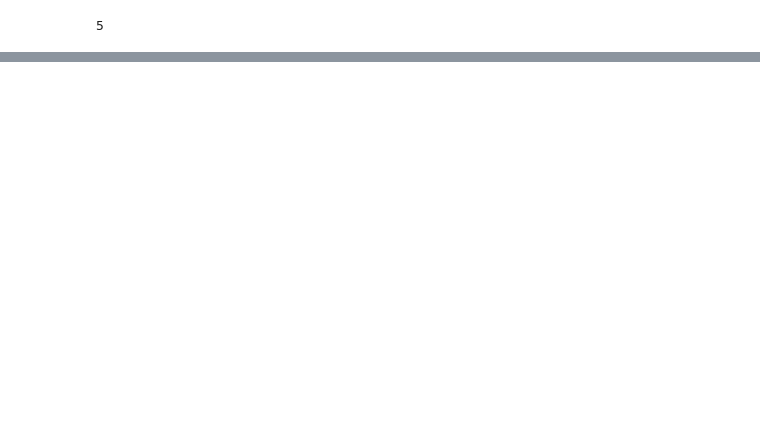
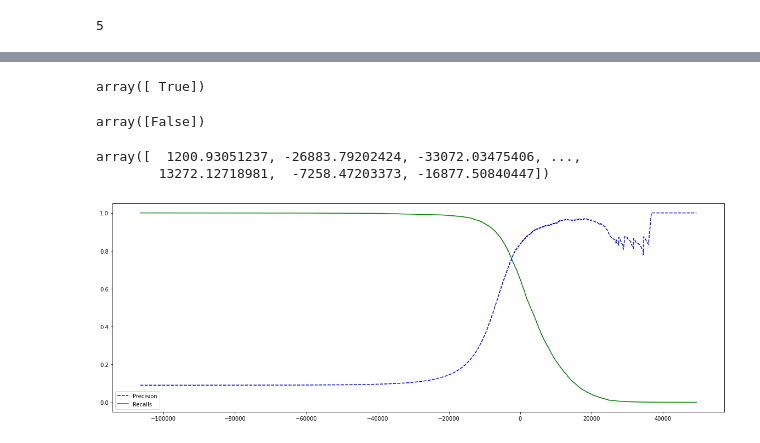
Before and after one commit to ceao1/handson_ml, a Jupyter notebook: mnist.ipynb, the cells around one changed output, grey strips where cells are left out. Drawn from its saved outputs; the diff is of its cells as text; code cells hidden in the pictures; blank space fills up the shorter version.

```diff
--- a/mnist.ipynb
+++ b/mnist.ipynb
@@ -89,0 +113,34 @@ f1_score: 0.7325171197343846
+# %%
+#setting a threshold of 0, the model predict true
+threshold = 0
+y_some_digit_pred = (y_scores > threshold)
+y_some_digit_pred
+# %% [output]
+array([ True])
+# %%
+#setting a threshold of 8000, the model now predict false
+threshold = 8000
+y_some_digit_pred = (y_scores > threshold)
+y_some_digit_pred
+# %% [output]
+array([False])
+# %%
+y_scores = cross_val_predict(sgd_clf, X_train, y_train5, cv=3, method="decision_function")
+y_scores
+# %% [output]
+array([  1200.93051237, -26883.79202424, -33072.03475406, ...,
+        13272.12718981,  -7258.47203373, -16877.50840447])
+# %%
+precisions, recalls, thresholds = precision_recall_curve(y_train5, y_scores)
+# %%
+def plot_precision_recall_vs_threshold(precisions, recalls, thresholds):
+    plt.plot(thresholds, precisions[:-1], 'b--', label="Precision")
+    plt.plot(thresholds, recalls[:-1], 'g-', label="Recalls")
+# %%
+#here we can see the trade-off
+plt.figure(figsize=(20,7))
+plot_precision_recall_vs_threshold(precisions, recalls, thresholds)
+plt.legend()
+plt.show()
+# %% [output]
+[figure, added]
```
Also changed, not shown: parts of 46 cells of this notebook, 2 other files.
